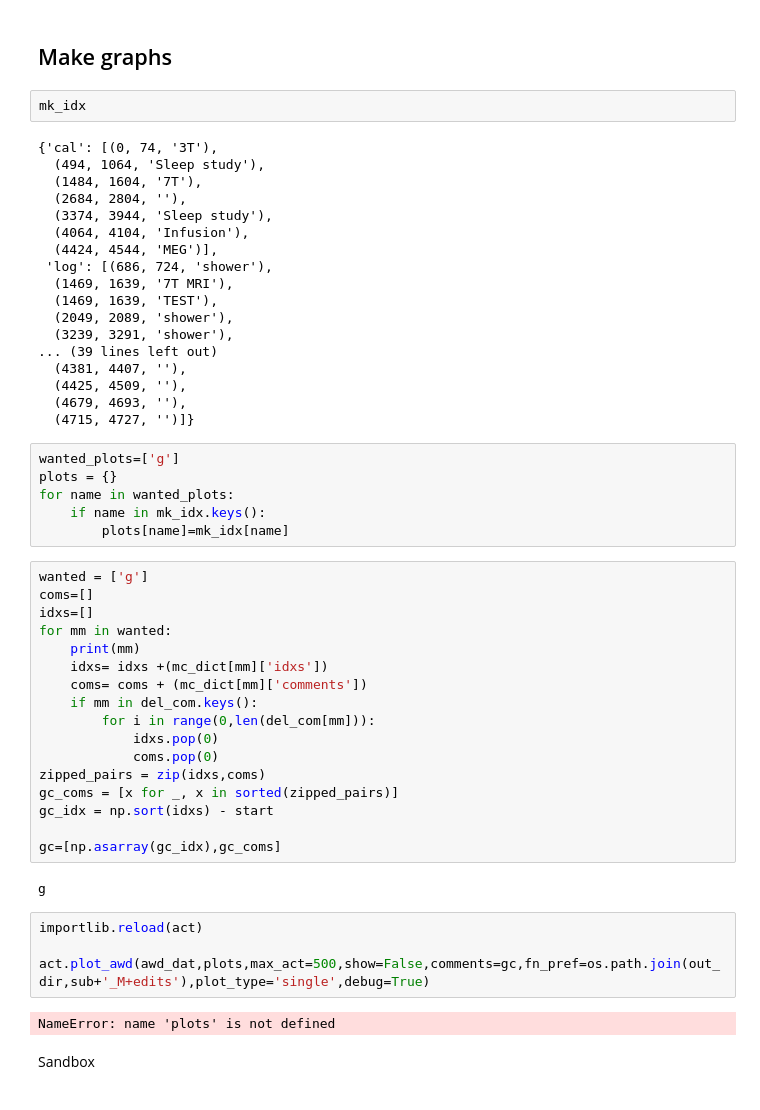
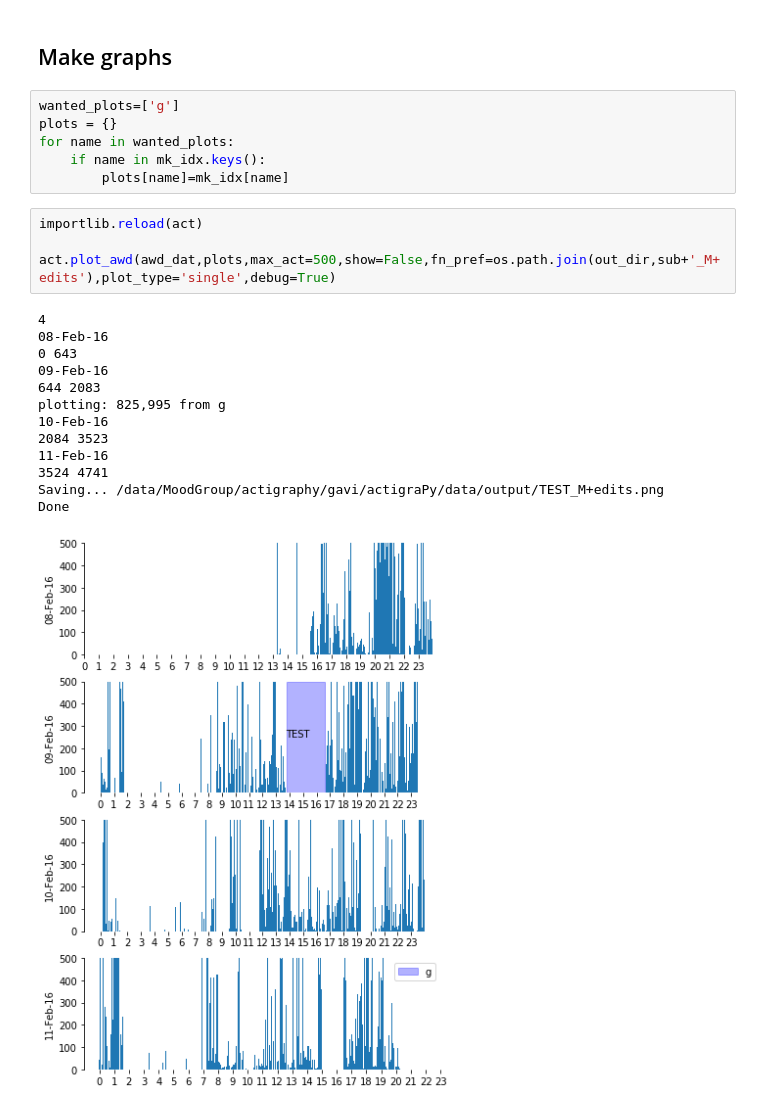
Before and after one commit to shandlergs/actigraPy, a Jupyter notebook: notebooks/preproc/read_edits.ipynb, the cells around one changed output. Cells and saved outputs as stored; diff of their text form.

```diff
--- a/notebooks/preproc/read_edits.ipynb
+++ b/notebooks/preproc/read_edits.ipynb
@@ -180,56 +150,27 @@ importlib.reload(act)
 dat = act.write_dat(awd_dat,mk_idx,os.path.join(out_dir,sub_long))
 # %% [markdown]
 ## Make graphs
-# %%
-mk_idx
-# %% [output]
-{'cal': [(0, 74, '3T'),
-  (494, 1064, 'Sleep study'),
-  (1484, 1604, '7T'),
-  (2684, 2804, ''),
-  (3374, 3944, 'Sleep study'),
-  (4064, 4104, 'Infusion'),
-  (4424, 4544, 'MEG')],
- 'log': [(686, 724, 'shower'),
-  (1469, 1639, '7T MRI'),
-  (1469, 1639, 'TEST'),
-  (2049, 2089, 'shower'),
-  (3239, 3291, 'shower'),
-... (39 lines left out)
-  (4381, 4407, ''),
-  (4425, 4509, ''),
-  (4679, 4693, ''),
-  (4715, 4727, '')]}
 # %%
 wanted_plots=['g']
 plots = {}
 for name in wanted_plots:
     if name in mk_idx.keys():
         plots[name]=mk_idx[name]
-# %%
-wanted = ['g']
-coms=[]
-idxs=[]
-for mm in wanted:
-    print(mm)
-    idxs= idxs +(mc_dict[mm]['idxs'])
-    coms= coms + (mc_dict[mm]['comments'])
-    if mm in del_com.keys():
-        for i in range(0,len(del_com[mm])):
-            idxs.pop(0)
-            coms.pop(0)
-zipped_pairs = zip(idxs,coms)
-gc_coms = [x for _, x in sorted(zipped_pairs)]
-gc_idx = np.sort(idxs) - start
-
-gc=[np.asarray(gc_idx),gc_coms]
-# %% [output]
-g
 # %%
 importlib.reload(act)
 
-act.plot_awd(awd_dat,plots,max_act=500,show=False,comments=gc,fn_pref=os.path.join(out_dir,sub+'_M+edits'),plot_type='single',debug=True)
+act.plot_awd(awd_dat,plots,max_act=500,show=False,fn_pref=os.path.join(out_dir,sub+'_M+edits'),plot_type='single',debug=True)
 # %% [output]
-NameError: name 'plots' is not defined
+4
+08-Feb-16
+0 643
+09-Feb-16
+644 2083
+plotting: 825,995 from g
+10-Feb-16
+2084 3523
+11-Feb-16
+3524 4741
+Saving... /data/MoodGroup/actigraphy/gavi/actigraPy/data/output/TEST_M+edits.png
+Done
+[figure, added]
-# %% [markdown]
-Sandbox
```
Also changed, not shown: parts of 7 cells of this notebook, 5 other files.
